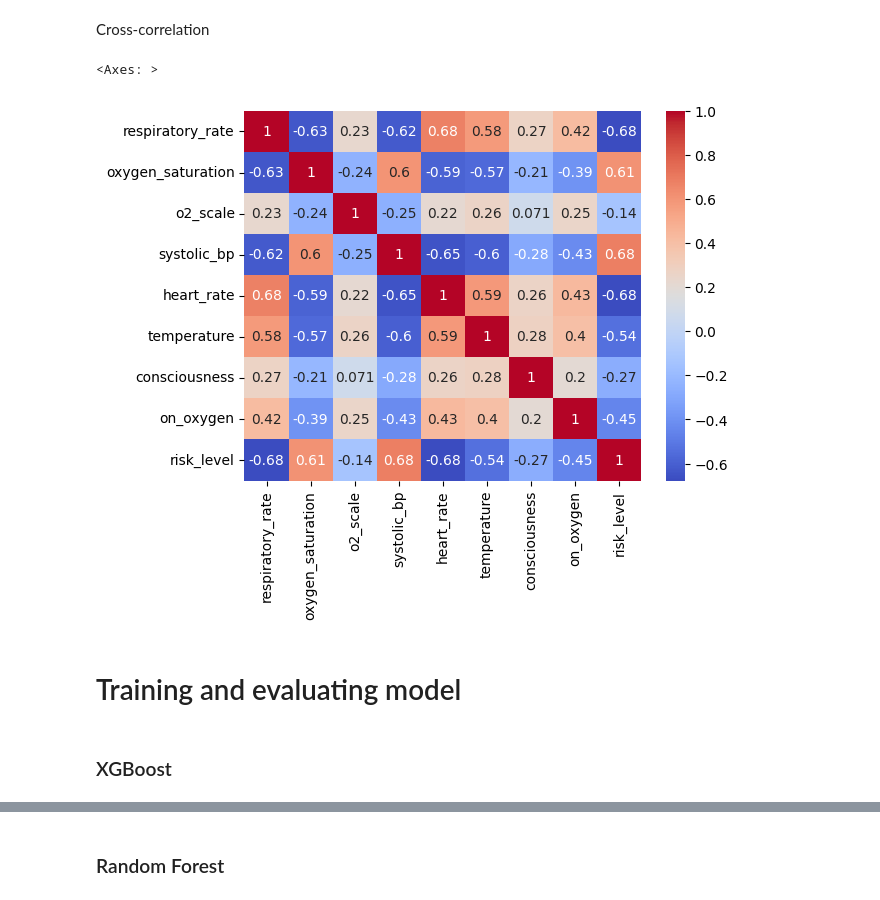
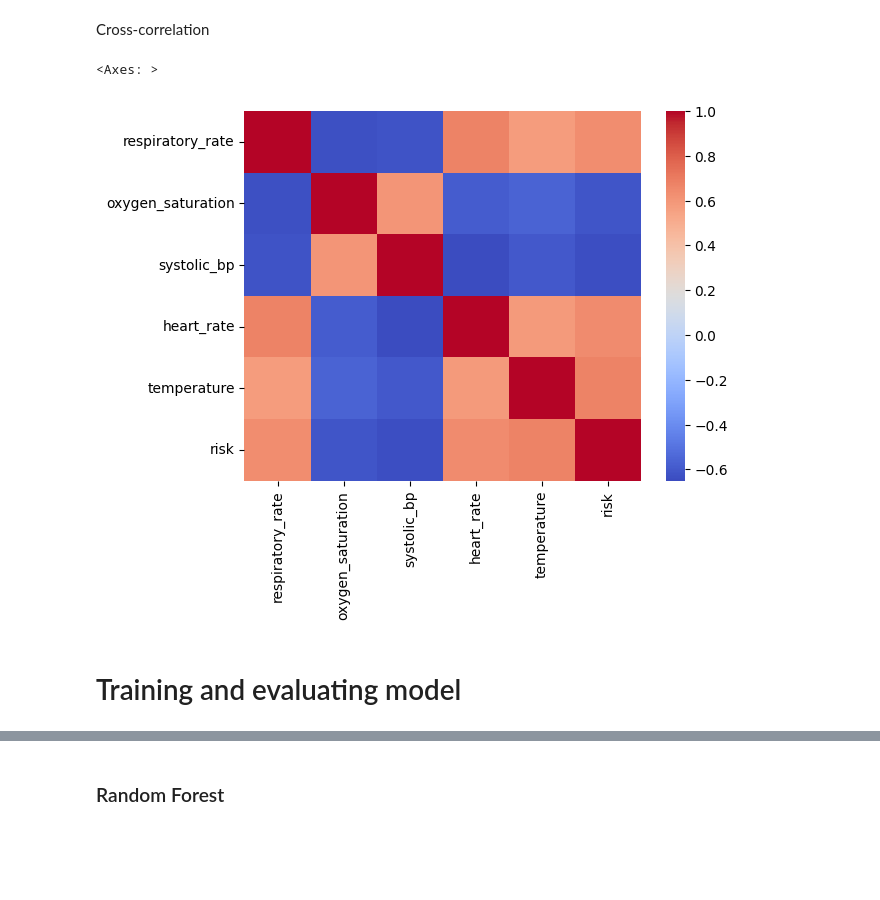
Before and after one commit to D4GenHackathon/llm-intent-orchestration, a Jupyter notebook: src/tasks/Edge_Detection/cloud/cloud_model.ipynb, the cells around one changed output, grey strips where cells are left out. Cells and saved outputs as stored; diff of their text form; code cells hidden in the pictures; blank space fills up the shorter version.

```diff
--- a/src/tasks/Edge_Detection/cloud/cloud_model.ipynb
+++ b/src/tasks/Edge_Detection/cloud/cloud_model.ipynb
@@ -18,7 +20,7 @@ import joblib
 # Data analysis
 # %%
 # Load data
-df = pd.read_csv('../../../data/Health_Risk_Dataset.csv')
+df = pd.read_csv("../../../../data/Health_Risk_Dataset.csv")
 df.columns=df.columns.str.lower()
 df.head()
 # %% [output]
@@ -88,8 +88,11 @@ df.describe()
 # %% [markdown]
 Change column "Consciousness" from Categorical to Numerical
 # %%
-df['consciousness'] = df['consciousness'].str.upper().str.strip()
-conscious_map = {'A': 0, 'V': 1, 'P': 2, 'C': 3, 'U': 4}
-df['consciousness'] = df['consciousness'].map(conscious_map)
+# df['consciousness'] = df['consciousness'].str.upper().str.strip()
+# conscious_map = {'A': 0, 'V': 1, 'P': 2, 'C': 3, 'U': 4}
+# df['consciousness'] = df['consciousness'].map(conscious_map)
 
-print(df['consciousness'].isnull().sum())
+# print(df['consciousness'].isnull().sum())
+# risk_map = {'High Risk': 1, "Low Risk": 0}
+# df["risk"] = df["risk category"].map(risk_map)
+# df.drop("risk category", axis=1, inplace=True)
@@ -97,0 +99,21 @@ print(df['consciousness'].isnull().sum())
+# %%
+df["risk"] = ((df["risk_level"] == "High") | (df["risk_level"] == "Medium")).astype(int)
+df.drop(["risk_level", "o2_scale", "consciousness", "patient_id", "on_oxygen"],  axis=1, inplace=True)
+
+# df["shock_index"] = df["heart rate"] / df["systolic blood pressure"]
+
+# df["map"] = (df["systolic blood pressure"] + 2 * df["diastolic blood pressure"]) / 3
+
+# df["pulse_pressure_ratio"] = df["derived_pulse_pressure"] / df["systolic blood pressure"]
+
+# df["hr_oxygen_stress"] = df["heart rate"] * (100 - df["oxygen saturation"])
+
+# df["temp_hr_interaction"] = df["body temperature"] * df["heart rate"]
+# df["log_hrv"] = np.log1p(df["derived_hrv"])
+# df["hr_squared"] = df["heart rate"] ** 2
+# df["pulse_pressure_ratio"] = df["derived_pulse_pressure"] / df["systolic blood pressure"]
+
+# df.drop(["patient id", "age", "gender", "timestamp"],  axis=1, inplace=True)
+# df.drop(["derived_hrv", "derived_pulse_pressure","derived_map", "derived_bmi", "weight (kg)", "height (m)"],  axis=1, inplace=True)
+# "derived_hrv", "derived_pulse_pressure", "weight (kg)", "height (m)"
+df
@@ -98,21 +134,17 @@ print(df['consciousness'].isnull().sum())
 # %%
 # drop patient_id since it does not influence the health risk
-df.drop('patient_id', axis=1, inplace=True)
-
-# encode the target risk level
-le = LabelEncoder()
-df['risk_level'] = le.fit_transform(df['risk_level'])
+# df.drop('patient_id', axis=1, inplace=True)
 
 scaler = StandardScaler()
-num_cols = df.drop('risk_level', axis=1).select_dtypes(include='number').columns
+num_cols = df.drop('risk', axis=1).select_dtypes(include='number').columns
 df[num_cols] = scaler.fit_transform(df[num_cols])
 # %% [markdown]
 Cross-correlation
 # %%
-sns.heatmap(df.corr(), annot=True, cmap='coolwarm')
+sns.heatmap(df.corr(), cmap='coolwarm')
 # %% [output]
 <Axes: >
-[figure, old version]
+[figure, new version]
 # %% [markdown]
 # Training and evaluating model
 # %%
@@ -121,3 +153 @@ y = df['risk_level']
 X_train, X_test, y_train, y_test = train_test_split(X, y, stratify=y, test_size=0.2, random_state=42)
-# %% [markdown]
-### XGBoost
```
Also changed, not shown: parts of 26 cells of this notebook, 10 other files.
